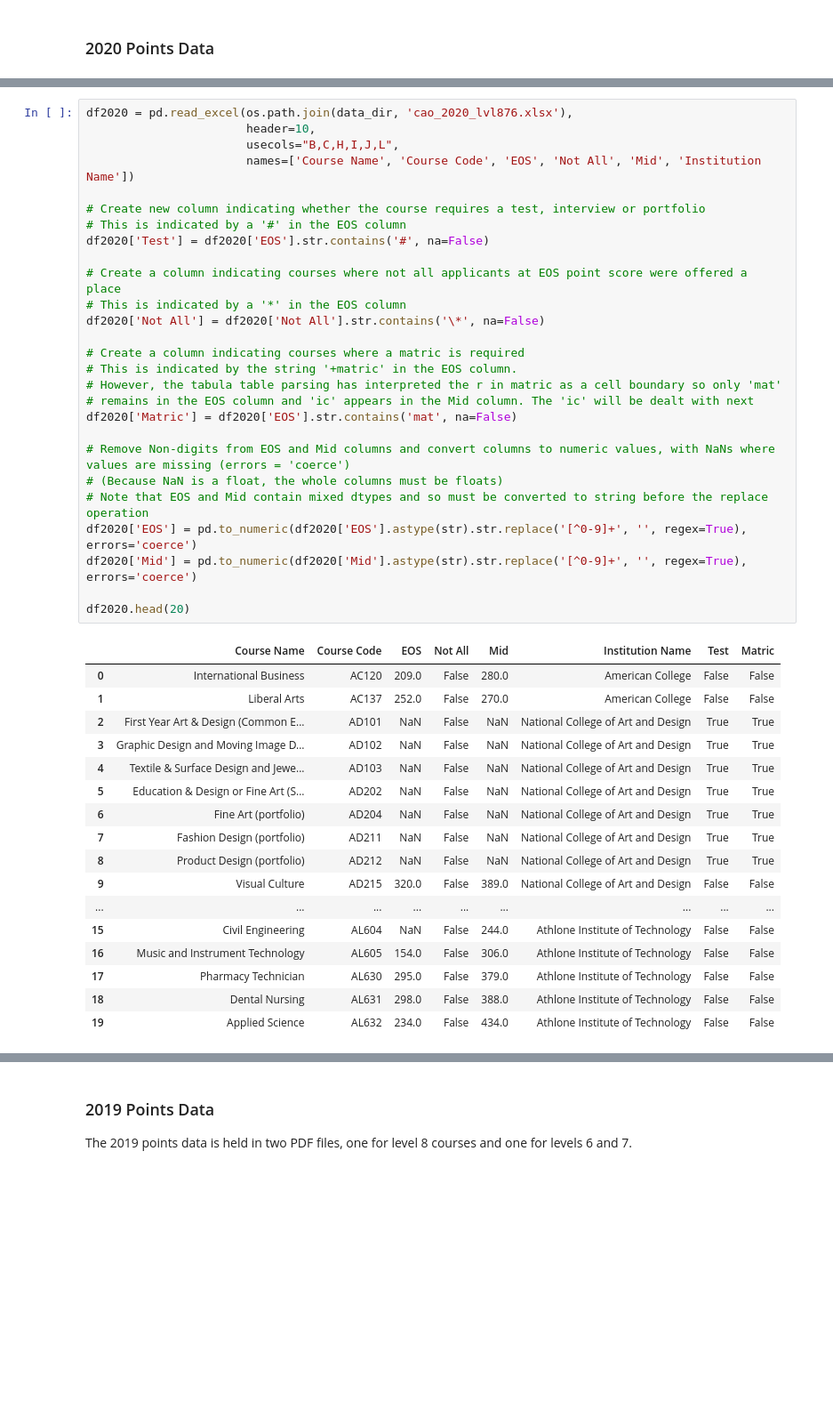
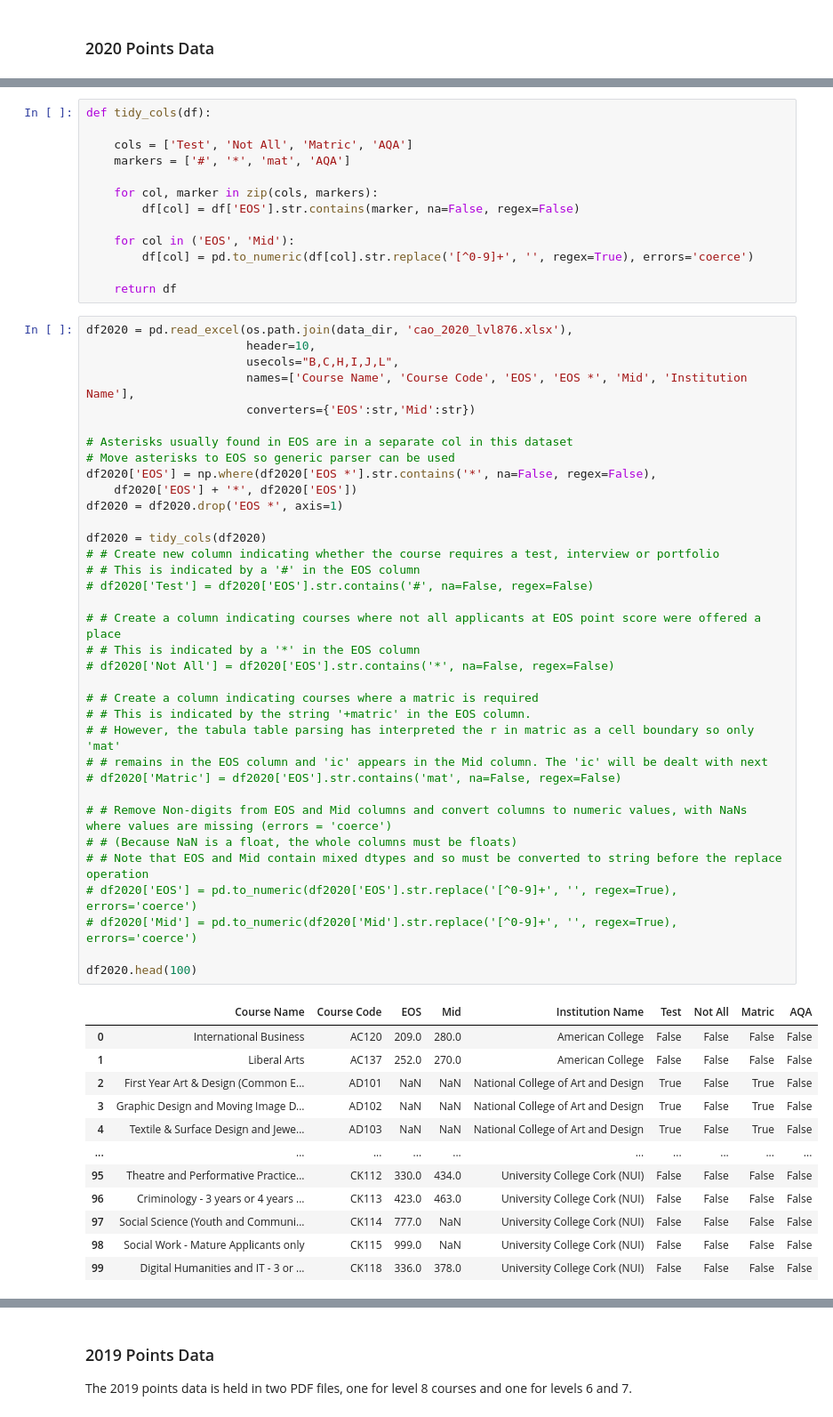
Before and after one commit to fod/fundamentals-data-analysis, a Jupyter notebook: cao.ipynb, the cells around one changed output, grey strips where cells are left out. Shown at 89% size. Cells and saved outputs as stored; diff of their text form; blank space fills up the shorter version.

Commit message:
Completed dataset creation for 2021, 2020, and 2019

```diff
--- a/cao.ipynb
+++ b/cao.ipynb
@@ -206,45 +210,61 @@ df.head(20)
+# %%
+def tidy_cols(df):
+
+    cols = ['Test', 'Not All', 'Matric', 'AQA']
+    markers = ['#', '*', 'mat', 'AQA']
+
+    for col, marker in zip(cols, markers):
+        df[col] = df['EOS'].str.contains(marker, na=False, regex=False)
+
+    for col in ('EOS', 'Mid'):
+        df[col] = pd.to_numeric(df[col].str.replace('[^0-9]+', '', regex=True), errors='coerce')
+
+    return df
 # %%
 df2020 = pd.read_excel(os.path.join(data_dir, 'cao_2020_lvl876.xlsx'),
                        header=10,
                        usecols="B,C,H,I,J,L",
-                       names=['Course Name', 'Course Code', 'EOS', 'Not All', 'Mid', 'Institution Name'])
+                       names=['Course Name', 'Course Code', 'EOS', 'EOS *', 'Mid', 'Institution Name'],
+                       converters={'EOS':str,'Mid':str})
 
-# Create new column indicating whether the course requires a test, interview or portfolio
-# This is indicated by a '#' in the EOS column
-df2020['Test'] = df2020['EOS'].str.contains('#', na=False)
+# Asterisks usually found in EOS are in a separate col in this dataset
+# Move asterisks to EOS so generic parser can be used
+df2020['EOS'] = np.where(df2020['EOS *'].str.contains('*', na=False, regex=False),
+    df2020['EOS'] + '*', df2020['EOS'])
+df2020 = df2020.drop('EOS *', axis=1)
 
-# Create a column indicating courses where not all applicants at EOS point score were offered a place
-# This is indicated by a '*' in the EOS column
-df2020['Not All'] = df2020['Not All'].str.contains('\*', na=False)
+df2020 = tidy_cols(df2020)
+# # Create new column indicating whether the course requires a test, interview or portfolio
+# # This is indicated by a '#' in the EOS column
+# df2020['Test'] = df2020['EOS'].str.contains('#', na=False, regex=False)
 
-# Create a column indicating courses where a matric is required
-# This is indicated by the string '+matric' in the EOS column.
-# However, the tabula table parsing has interpreted the r in matric as a cell boundary so only 'mat'
-# remains in the EOS column and 'ic' appears in the Mid column. The 'ic' will be dealt with next
-df2020['Matric'] = df2020['EOS'].str.contains('mat', na=False)
+# # Create a column indicating courses where not all applicants at EOS point score were offered a place
+# # This is indicated by a '*' in the EOS column
+# df2020['Not All'] = df2020['EOS'].str.contains('*', na=False, regex=False)
 
-# Remove Non-digits from EOS and Mid columns and convert columns to numeric values, with NaNs where values are missing (errors = 'coerce')
-# (Because NaN is a float, the whole columns must be floats)
-# Note that EOS and Mid contain mixed dtypes and so must be converted to string before the replace operation
-df2020['EOS'] = pd.to_numeric(df2020['EOS'].astype(str).str.replace('[^0-9]+', '', regex=True), errors='coerce')
-df2020['Mid'] = pd.to_numeric(df2020['Mid'].astype(str).str.replace('[^0-9]+', '', regex=True), errors='coerce')
+# # Create a column indicating courses where a matric is required
+# # This is indicated by the string '+matric' in the EOS column.
+# # However, the tabula table parsing has interpreted the r in matric as a cell boundary so only 'mat'
+# # remains in the EOS column and 'ic' appears in the Mid column. The 'ic' will be dealt with next
+# df2020['Matric'] = df2020['EOS'].str.contains('mat', na=False, regex=False)
 
-df2020.head(20)
+# # Remove Non-digits from EOS and Mid columns and convert columns to numeric values, with NaNs where values are missing (errors = 'coerce')
+# # (Because NaN is a float, the whole columns must be floats)
+# # Note that EOS and Mid contain mixed dtypes and so must be converted to string before the replace operation
+# df2020['EOS'] = pd.to_numeric(df2020['EOS'].str.replace('[^0-9]+', '', regex=True), errors='coerce')
+# df2020['Mid'] = pd.to_numeric(df2020['Mid'].str.replace('[^0-9]+', '', regex=True), errors='coerce')
+
+df2020.head(100)
 # %% [output]
-|  | Course Name | Course Code | EOS | Not All | Mid | Institution Name | Test | Matric |
-| 0 | International Business | AC120 | 209.0 | False | 280.0 | American College | False | False |
-| 1 | Liberal Arts | AC137 | 252.0 | False | 270.0 | American College | False | False |
-| 2 | First Year Art & Design (Common E... | AD101 | NaN | False | NaN | National College of Art and Design | True | True |
-| 3 | Graphic Design and Moving Image D... | AD102 | NaN | False | NaN | National College of Art and Design | True | True |
-| 4 | Textile & Surface Design and Jewe... | AD103 | NaN | False | NaN | National College of Art and Design | True | True |
-| 5 | Education & Design or Fine Art (S... | AD202 | NaN | False | NaN | National College of Art and Design | True | True |
-| 6 | Fine Art (portfolio) | AD204 | NaN | False | NaN | National College of Art and Design | True | True |
-| 7 | Fashion Design (portfolio) | AD211 | NaN | False | NaN | National College of Art and Design | True | True |
-| 8 | Product Design (portfolio) | AD212 | NaN | False | NaN | National College of Art and Design | True | True |
-| 9 | Visual Culture | AD215 | 320.0 | False | 389.0 | National College of Art and Design | False | False |
-| ... | ... | ... | ... | ... | ... | ... | ... | ... |
-| 15 | Civil Engineering | AL604 | NaN | False | 244.0 | Athlone Institute of Technology | False | False |
-| 16 | Music and Instrument Technology | AL605 | 154.0 | False | 306.0 | Athlone Institute of Technology | False | False |
-| 17 | Pharmacy Technician | AL630 | 295.0 | False | 379.0 | Athlone Institute of Technology | False | False |
-| 18 | Dental Nursing | AL631 | 298.0 | False | 388.0 | Athlone Institute of Technology | False | False |
-| 19 | Applied Science | AL632 | 234.0 | False | 434.0 | Athlone Institute of Technology | False | False |
+|  | Course Name | Course Code | EOS | Mid | Institution Name | Test | Not All | Matric | AQA |
+| 0 | International Business | AC120 | 209.0 | 280.0 | American College | False | False | False | False |
+| 1 | Liberal Arts | AC137 | 252.0 | 270.0 | American College | False | False | False | False |
+| 2 | First Year Art & Design (Common E... | AD101 | NaN | NaN | National College of Art and Design | True | False | True | False |
+| 3 | Graphic Design and Moving Image D... | AD102 | NaN | NaN | National College of Art and Design | True | False | True | False |
+| 4 | Textile & Surface Design and Jewe... | AD103 | NaN | NaN | National College of Art and Design | True | False | True | False |
+| ... | ... | ... | ... | ... | ... | ... | ... | ... | ... |
+| 95 | Theatre and Performative Practice... | CK112 | 330.0 | 434.0 | University College Cork (NUI) | False | False | False | False |
+| 96 | Criminology - 3 years or 4 years ... | CK113 | 423.0 | 463.0 | University College Cork (NUI) | False | False | False | False |
+| 97 | Social Science (Youth and Communi... | CK114 | 777.0 | NaN | University College Cork (NUI) | False | False | False | False |
+| 98 | Social Work - Mature Applicants only | CK115 | 999.0 | NaN | University College Cork (NUI) | False | False | False | False |
+| 99 | Digital Humanities and IT - 3 or ... | CK118 | 336.0 | 378.0 | University College Cork (NUI) | False | False | False | False |
```
Also changed, not shown: parts of 26 cells of this notebook.
